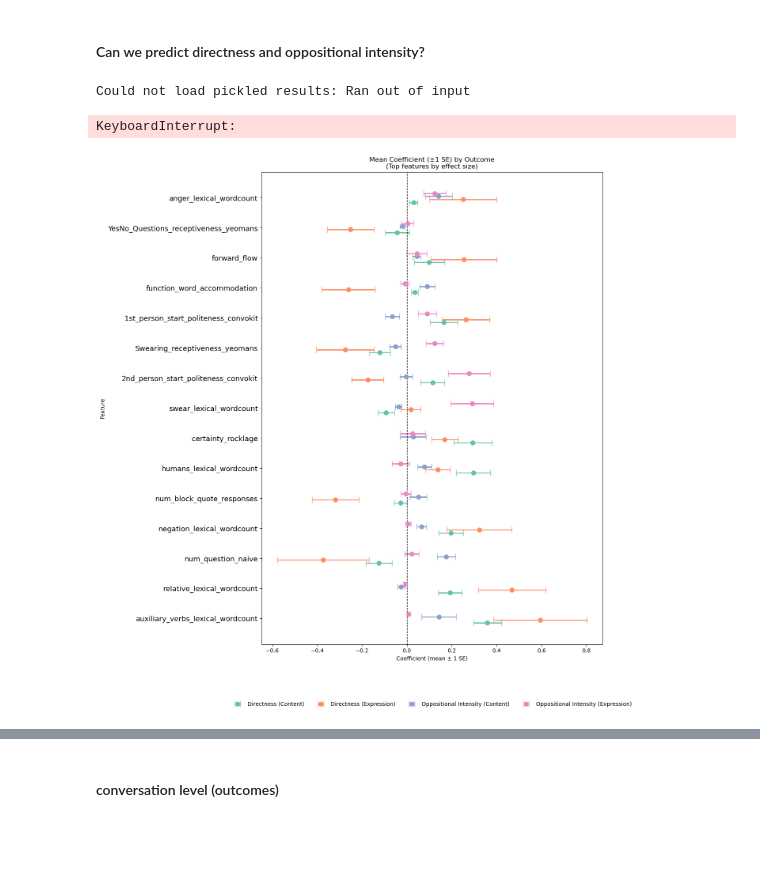
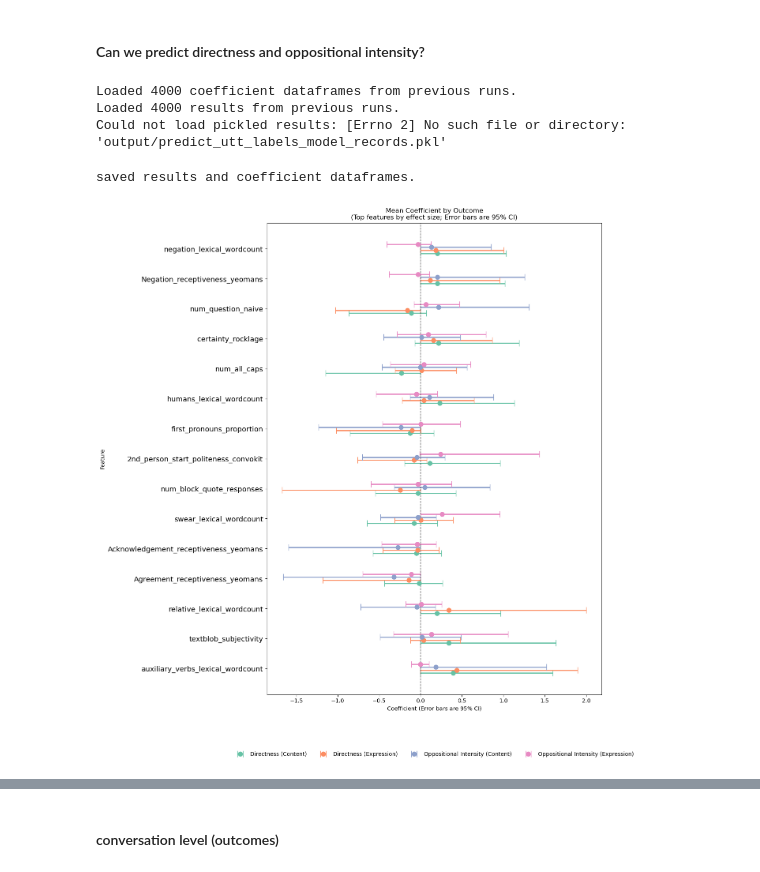
Before and after one commit to Watts-Lab/team_comm_tools_conflict_case_study, a Jupyter notebook: conflict_case_study.ipynb, the cells around one changed output, grey strips where cells are left out. Saved outputs shown, nothing was run; the diff lists cells and outputs as text; code cells hidden in the pictures; blank space fills up the shorter version.

```diff
--- a/conflict_case_study.ipynb
+++ b/conflict_case_study.ipynb
@@ -329,11 +329,15 @@ try:
 	with open('output/predict_utt_labels_results.pkl', 'rb') as f:
 		results = pickle.load(f)
 		print(f"Loaded {len(results)} results from previous runs.")
+	with open('output/predict_utt_labels_model_records.pkl', 'rb') as f:
+		model_records = pickle.load(f)
+		print(f"Loaded {len(model_records)} model records from previous runs.")
 except Exception as e:
 
 	print("Could not load pickled results:", e)
 	results = []
 	coef_dfs = []
+	model_records = []
 
 	for i in tqdm(range(BOOTSTRAPS), desc="Bootstrapping CV's"):
 		# Get a new random sample of balanced dataframes for each outcome on this bootstrap
@@ -374,6 +378,17 @@ except Exception as e:
 			try:
 				model.fit(X_train, y_train)
 				y_pred = model.predict(X_test)
+
+				# Save the model and predictions for this bootstrap
+				model_records.append({
+					'outcome': outcome,
+					'bootstrap': i,
+					'model': model,
+					'X_test': X_test,
+					'y_test': y_test,
+					'y_pred': y_pred
+				})
+				# Save F1 score and coefficients
 				f1 = f1_score(y_test, y_pred)
 				results.append({
 					'outcome': outcome,
@@ -389,19 +404,24 @@ except Exception as e:
 				})
 				coef_dfs.append(coef_df)
 			except Exception as e:
-				print(f"...error detail...")
+				print(f"Error training model for outcome {outcome} on bootstrap {i}: {e}")
 				continue
 # %% [output]
-Could not load pickled results: Ran out of input
+Loaded 4000 coefficient dataframes from previous runs.
+Loaded 4000 results from previous runs.
+Could not load pickled results: [Errno 2] No such file or directory: 'output/predict_utt_labels_model_records.pkl'
-KeyboardInterrupt:
 # %%
 # save coef_dfs and results to pkl files
 with open('output/predict_utt_labels_coef_dfs.pkl', 'wb') as f:
 	pickle.dump(coef_dfs, f)
 with open('output/predict_utt_labels_results.pkl', 'wb') as f:
 	pickle.dump(results, f)
+with open('output/predict_utt_labels_model_records.pkl', 'wb') as f:
+    pickle.dump(model_records, f)
 
 print("saved results and coefficient dataframes.")
+# %% [output]
+saved results and coefficient dataframes.
 # %%
 # Combine and summarize
 coef_long = pd.concat(coef_dfs, ignore_index=True)
@@ -448,44 +468,63 @@ coef_plot = pd.concat([coef_long[coef_long['feature'].isin(features_to_plot)], p
 
 # Compute means and standard errors for each (feature, Label)
 summary = coef_plot.groupby(['feature', 'Label'])['coef'].agg(['mean', 'sem']).reset_index()
 
 # Same ordering logic: order by max |mean| across labels, desc
 means_wide = summary.pivot(index='feature', columns='Label', values='mean')
 ordering = means_wide.abs().max(axis=1).sort_values(ascending=False).index[:15].tolist()
 summary = summary[summary['feature'].isin(ordering)]
 summary['feature'] = pd.Categorical(summary['feature'], categories=ordering, ordered=True)
 
 plt.figure(figsize=(13, max(8, len(ordering))))
 
 hue_names = list(summary['Label'].unique())
 palette = sns.color_palette("Set2", n_colors=len(hue_names))
 label_to_color = dict(zip(hue_names, palette))
 hue_offsets = np.linspace(-0.15, 0.15, len(hue_names))  # for y-axis jitter to prevent overlap
 
+# Error bars = 1 standard error (SE) of the mean
+# for i, feature in enumerate(ordering):
+# 	for j, label in enumerate(hue_names):
+# 		row = summary[(summary['feature']==feature)&(summary['Label']==label)]
+# 		if row.shape[0]:
+# 			mu = row['mean'].values[0]
+# 			se = row['sem'].values[0]
+# 			plt.errorbar(
+# 				mu, i + hue_offsets[j], xerr=se, fmt='o',
+# 				color=label_to_color[label],
+# 				label=label if i == 0 else "",
+# 				capsize=6, markersize=8, elinewidth=2
+# 			)
+# Error bars = 95% CI
 for i, feature in enumerate(ordering):
-	for j, label in enumerate(hue_names):
-		row = summary[(summary['feature']==feature)&(summary['Label']==label)]
-		if row.shape[0]:
-			mu = row['mean'].values[0]
-			se = row['sem'].values[0]
-			plt.errorbar(
-				mu, i + hue_offsets[j], xerr=se, fmt='o',
-				color=label_to_color[label],
-				label=label if i == 0 else "",
-				capsize=6, markersize=8, elinewidth=2
-			)
+    for j, label in enumerate(hue_names):
+        # Extract all bootstrap coef values
+        this_vals = coef_plot[(coef_plot['feature']==feature)&(coef_plot['Label']==label)]['coef'].dropna()
+        if len(this_vals):
+            mu = this_vals.mean()
+            ci_low = np.percentile(this_vals, 2.5)
+            ci_high = np.percentile(this_vals, 97.5)
+            # Error bar is asymmetric: (low, high)
+            err = np.array([[mu - ci_low], [ci_high - mu]])
+            plt.errorbar(
+                mu, i + hue_offsets[j], xerr=err, fmt='o',
+                color=label_to_color[label],
+                label=label if i == 0 else "",
+                capsize=6, markersize=8, elinewidth=2
+            )
 
 plt.axvline(0, color='black', lw=1, linestyle='--')
 plt.yticks(range(len(ordering)), ordering, fontsize=13)
-plt.xlabel("Coefficient (mean ± 1 SE)")
+plt.xlabel("Coefficient (Error bars are 95% CI)") # plt.xlabel("Coefficient (mean ± 1 SE)")
 plt.ylabel("Feature")
-plt.title("Mean Coefficient (±1 SE) by Outcome\n(Top features by effect size)")
+plt.title("Mean Coefficient by Outcome\n(Top features by effect size; Error bars are 95% CI)")
+# plt.title("Mean Coefficient (±1 SE) by Outcome\n(Top features by effect size)")
 plt.tight_layout(rect=[0, 0.13, 1, 1])
 plt.legend(
 	title="", loc='upper center',
 	bbox_to_anchor=(0.5, -0.11),
 	ncol=len(hue_names), frameon=False
 )
 plt.show()
 # %% [output]
-[figure, old version]
+[figure, new version]
```
Also changed, not shown: parts of 3 cells of this notebook, 1 other file.
